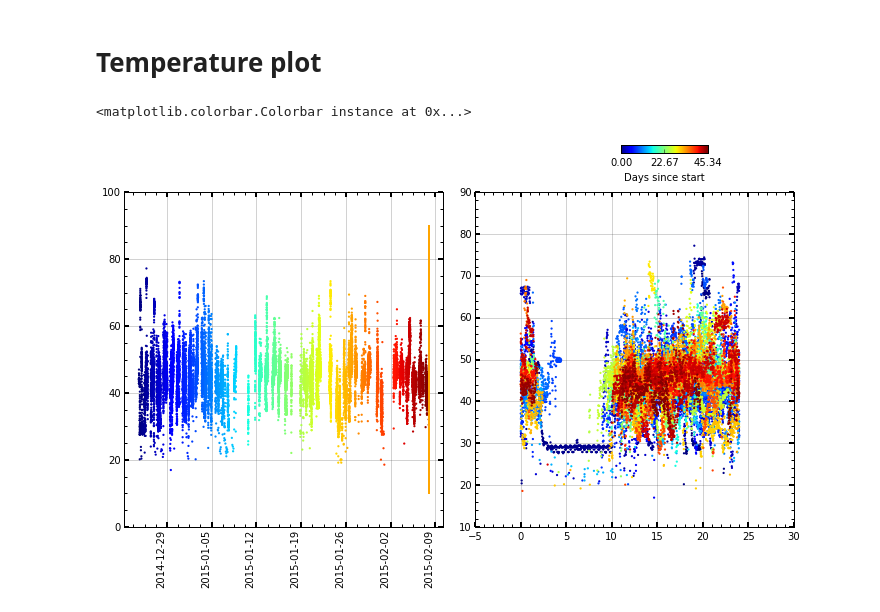
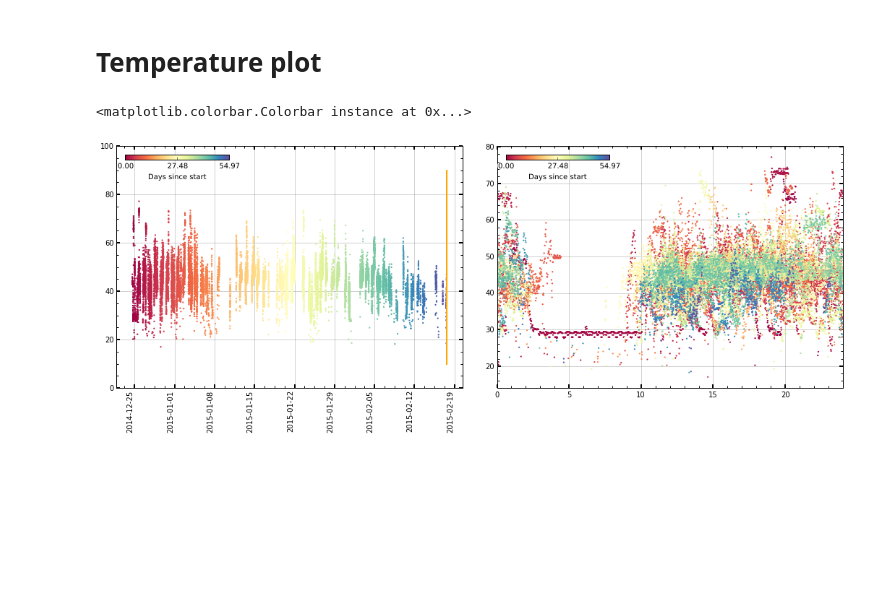
Before and after one commit to ajmendez/batlog2, a Jupyter notebook: notebook/temperature.ipynb, the cells around one changed output. Cells and saved outputs as stored; diff of their text form; code cells hidden in the pictures; blank space fills up the shorter version.

Commit message:
cleaning up plots

```diff
--- a/notebook/temperature.ipynb
+++ b/notebook/temperature.ipynb
@@ -18,23 +18,27 @@ data = numpy.genfromtxt('/Users/ajmendez/data/.templog.chargino.dat',
 #                                ('temp', np.float64)],
                         )
 # %%
-setup(figsize=(12,6), subplt=(1,2,1))
+setup(figsize=(18,6), subplt=(1,2,1))
 # pylab.plot(data['date'], data['temp'], '.')
 sc = pylab.scatter(data['date'], data['temp'], c=data['date']-np.min(data['date']),
-              marker='.', edgecolor='none', label='Days since start')
+              marker='.', edgecolor='none', label='Days since start',
+              cmap=pylab.cm.Spectral)
+icolorbar(sc)
 line(datetime.datetime.now())
 
 
 # dateticks('%Y-%m-%d %H:%M')
 dateticks('%Y-%m-%d', rotation=90)
-setup(subplt=(1,2,2))
+setup(subplt=(1,2,2), xr=[0,24])
 tmp = (data['date']%1)*24.0
 sc = pylab.scatter(tmp, data['temp'], c=data['date']-np.min(data['date']),
-              marker='.', edgecolor='none', label='Days since start')
-hcolorbar(sc, axes=[0.7, 0.99, 0.1,0.02])
+              marker='.', edgecolor='none', label='Days since start',
+              cmap=pylab.cm.Spectral)
+# hcolorbar(sc, axes=[0.7, 0.99, 0.1,0.02])
+icolorbar(sc)
 # %% [output]
 <matplotlib.colorbar.Colorbar instance at 0x...>
-[figure, old version]
+[figure, new version]
 # %%
 dates, uptimes = [],[]
 with open('/Users/ajmendez/data/.uptime.chargino.dat', 'r') as f:
```
Also changed, not shown: parts of 2 cells of this notebook.
